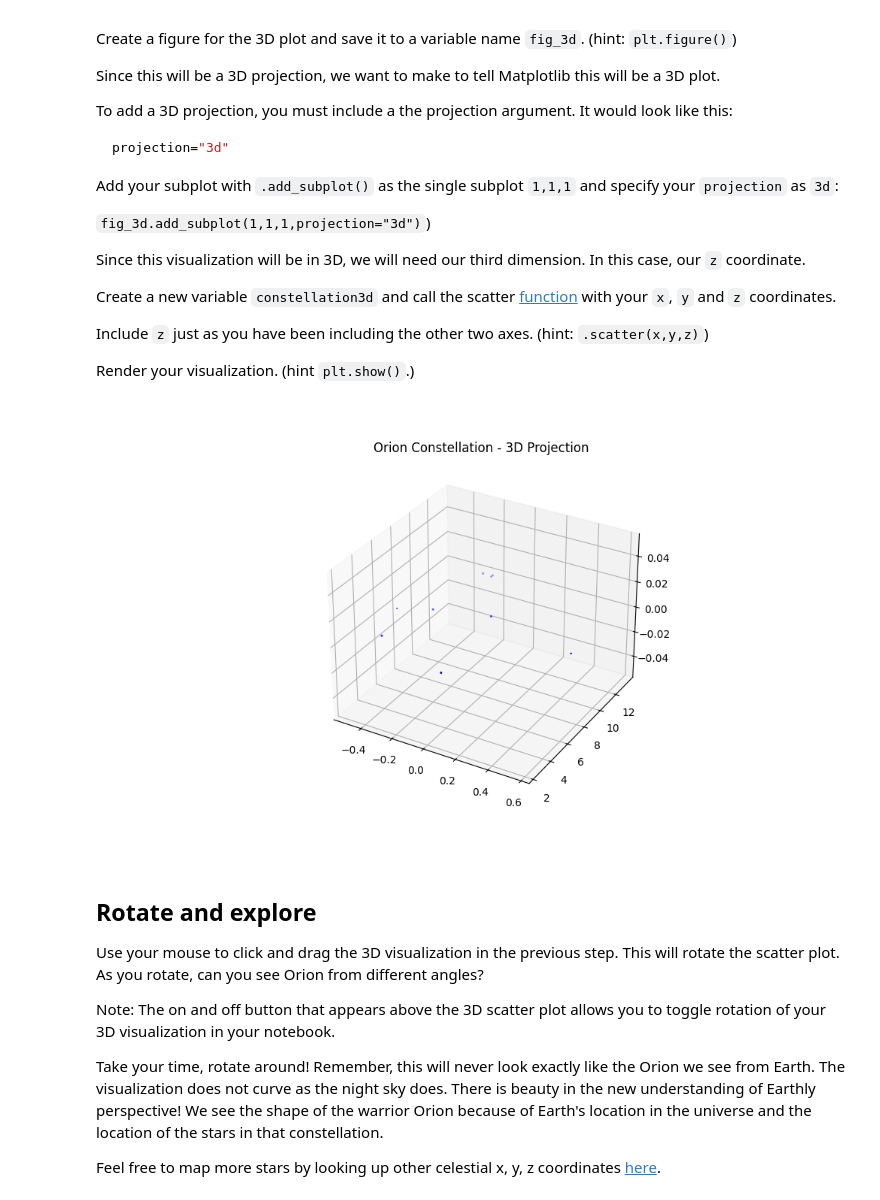
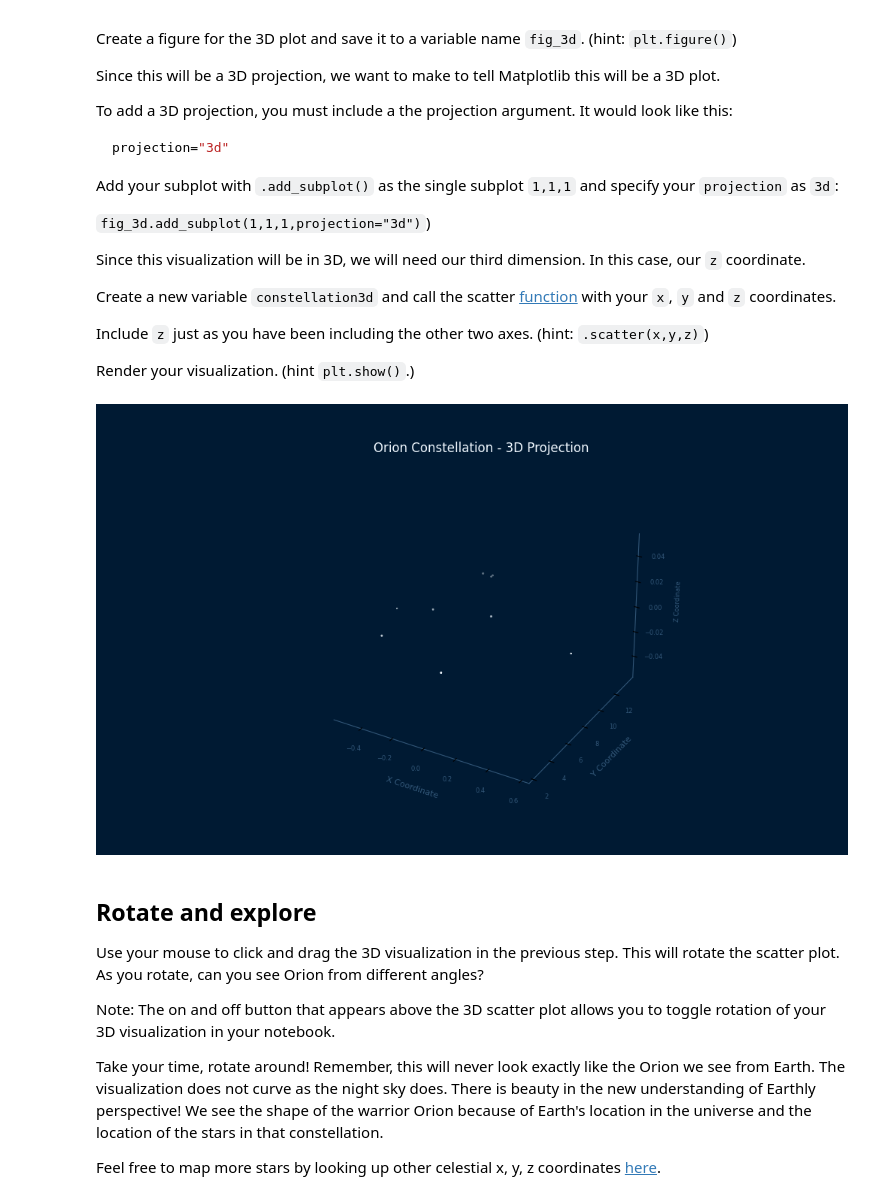
Before and after one commit to 7086600/orion_constellation_project, a Jupyter notebook: orion_project.ipynb, the cells around one changed output. Cells and saved outputs as stored; diff of their text form; code cells hidden in the pictures.

```diff
--- a/orion_project.ipynb
+++ b/orion_project.ipynb
@@ -87,14 +87,27 @@ Create a new variable `constellation3d` and call the scatter [function](https://
 Include `z` just as you have been including the other two axes. (hint: `.scatter(x,y,z)`)
 
 Render your visualization. (hint `plt.show()`.)
-# %%
-fig_3d = plt.figure(figsize=(10, 6))
-fig_3d.add_subplot(1,1,1, projection='3d')
-constellation3d = plt.scatter(x, y, z, color='blue', marker='*')
-plt.title('Orion Constellation - 3D Projection')
-plt.show()
-# %% [output]
-[figure, removed]
+# %%
+fig_3d = plt.figure(figsize=(10, 6), facecolor='#001a33')
+ax2 = fig_3d.add_subplot(1,1,1, projection='3d', facecolor='#001a33')
+constellation3d = plt.scatter(x, y, z, color='#F0F8FF', marker='*')
+plt.title('Orion Constellation - 3D Projection', color='#F0F8FF')
+plt.xlabel('X Coordinate', color='#335778', size=8)
+plt.xticks(color='#335778', size=6)
+ax2.xaxis.line.set_color('#335778')
+plt.ylabel('Y Coordinate', color='#335778', size=8)
+plt.yticks(color='#335778', size=6)
+ax2.yaxis.line.set_color('#335778')
+ax2.set_zlabel('Z Coordinate', color='#335778', size=6)
+ax2.zaxis.set_tick_params(labelcolor='#335778', labelsize=6)
+ax2.zaxis.line.set_color('#335778')
+ax2.grid(False)
+ax2.xaxis.set_pane_color('#001a33')
+ax2.yaxis.set_pane_color('#001a33')
+ax2.zaxis.set_pane_color('#001a33')
+plt.show()
+# %% [output]
+[figure, added]
 # %% [markdown]
 ## Rotate and explore
 
```
Also changed, not shown: parts of 3 cells of this notebook.
